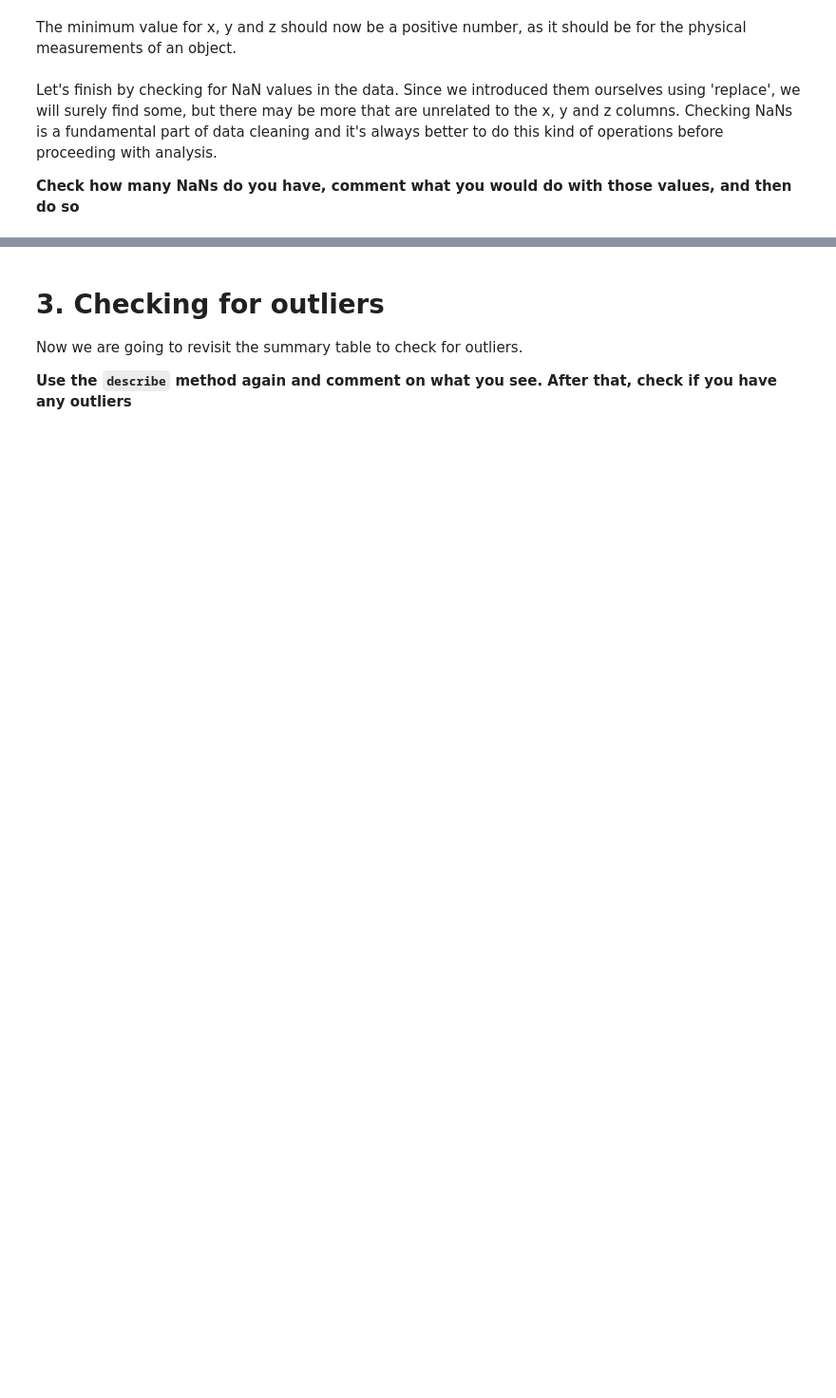
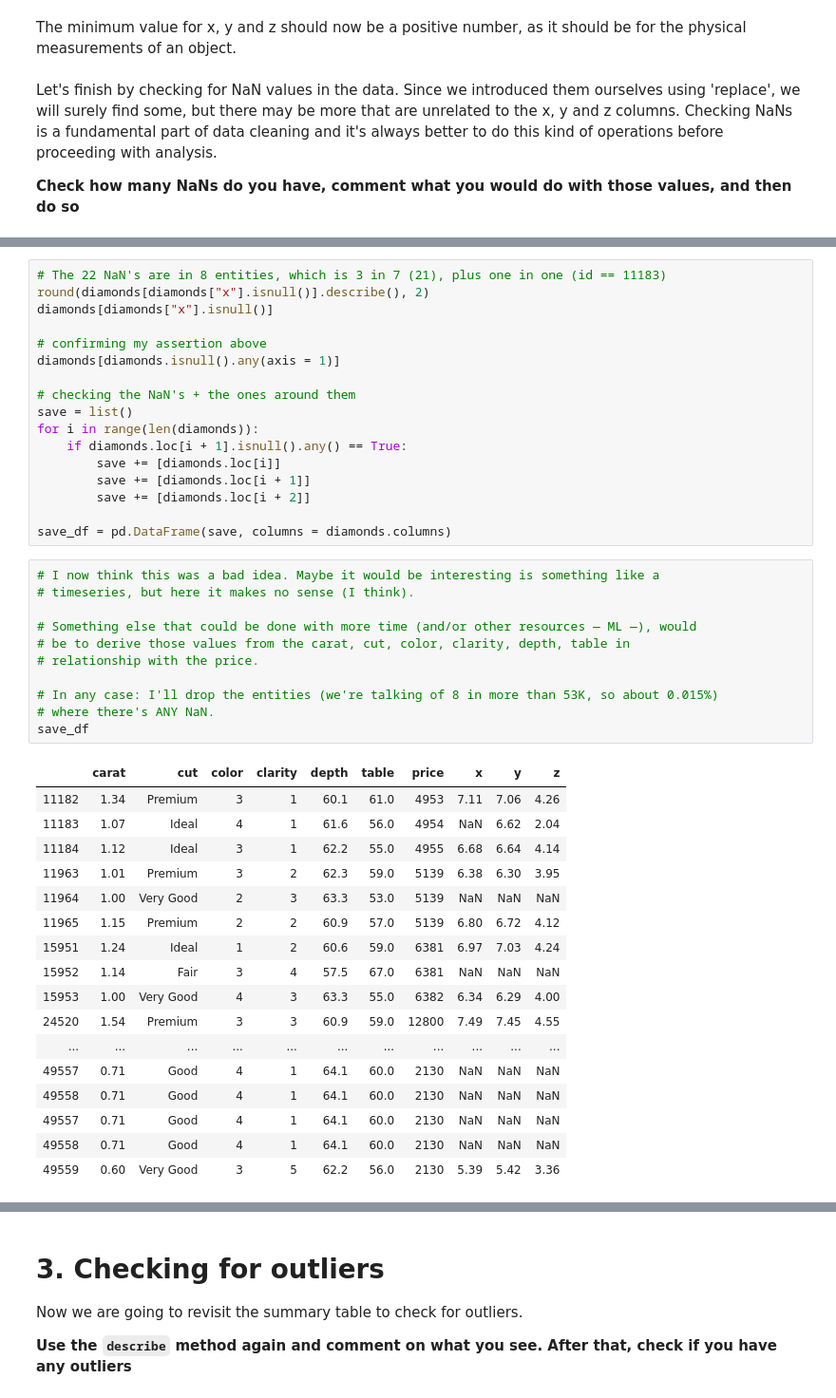
Before and after one commit to ta-data-lis/M2-mini-project1, a Jupyter notebook: 1.-Data Cleaning.ipynb, the cells around one changed output, grey strips where cells are left out. Shown at 95% size. Cells and saved outputs as stored; diff of their text form; blank space fills up the shorter version.

```diff
--- a/1.-Data Cleaning.ipynb
+++ b/1.-Data Cleaning.ipynb
@@ -446,0 +464,46 @@ Let's finish by checking for NaN values in the data. Since we introduced them ou
+# %%
+# The 22 NaN's are in 8 entities, which is 3 in 7 (21), plus one in one (id == 11183)
+round(diamonds[diamonds["x"].isnull()].describe(), 2)
+diamonds[diamonds["x"].isnull()]
+
+# confirming my assertion above
+diamonds[diamonds.isnull().any(axis = 1)]
+
+# checking the NaN's + the ones around them
+save = list()
+for i in range(len(diamonds)):
+    if diamonds.loc[i + 1].isnull().any() == True:
+        save += [diamonds.loc[i]]
+        save += [diamonds.loc[i + 1]]
+        save += [diamonds.loc[i + 2]]
+
+save_df = pd.DataFrame(save, columns = diamonds.columns)
+# %%
+# I now think this was a bad idea. Maybe it would be interesting is something like a
+# timeseries, but here it makes no sense (I think).
+
+# Something else that could be done with more time (and/or other resources — ML —), would
+# be to derive those values from the carat, cut, color, clarity, depth, table in
+# relationship with the price.
+
+# In any case: I'll drop the entities (we're talking of 8 in more than 53K, so about 0.015%)
+# where there's ANY NaN.
+save_df
+# %% [output]
+|  | carat | cut | color | clarity | depth | table | price | x | y | z |
+| 11182 | 1.34 | Premium | 3 | 1 | 60.1 | 61.0 | 4953 | 7.11 | 7.06 | 4.26 |
+| 11183 | 1.07 | Ideal | 4 | 1 | 61.6 | 56.0 | 4954 | NaN | 6.62 | 2.04 |
+| 11184 | 1.12 | Ideal | 3 | 1 | 62.2 | 55.0 | 4955 | 6.68 | 6.64 | 4.14 |
+| 11963 | 1.01 | Premium | 3 | 2 | 62.3 | 59.0 | 5139 | 6.38 | 6.30 | 3.95 |
+| 11964 | 1.00 | Very Good | 2 | 3 | 63.3 | 53.0 | 5139 | NaN | NaN | NaN |
+| 11965 | 1.15 | Premium | 2 | 2 | 60.9 | 57.0 | 5139 | 6.80 | 6.72 | 4.12 |
+| 15951 | 1.24 | Ideal | 1 | 2 | 60.6 | 59.0 | 6381 | 6.97 | 7.03 | 4.24 |
+| 15952 | 1.14 | Fair | 3 | 4 | 57.5 | 67.0 | 6381 | NaN | NaN | NaN |
+| 15953 | 1.00 | Very Good | 4 | 3 | 63.3 | 55.0 | 6382 | 6.34 | 6.29 | 4.00 |
+| 24520 | 1.54 | Premium | 3 | 3 | 60.9 | 59.0 | 12800 | 7.49 | 7.45 | 4.55 |
+| ... | ... | ... | ... | ... | ... | ... | ... | ... | ... | ... |
+| 49557 | 0.71 | Good | 4 | 1 | 64.1 | 60.0 | 2130 | NaN | NaN | NaN |
+| 49558 | 0.71 | Good | 4 | 1 | 64.1 | 60.0 | 2130 | NaN | NaN | NaN |
+| 49557 | 0.71 | Good | 4 | 1 | 64.1 | 60.0 | 2130 | NaN | NaN | NaN |
+| 49558 | 0.71 | Good | 4 | 1 | 64.1 | 60.0 | 2130 | NaN | NaN | NaN |
+| 49559 | 0.60 | Very Good | 3 | 5 | 62.2 | 56.0 | 2130 | 5.39 | 5.42 | 3.36 |
```
Also changed, not shown: parts of 5 cells of this notebook.
